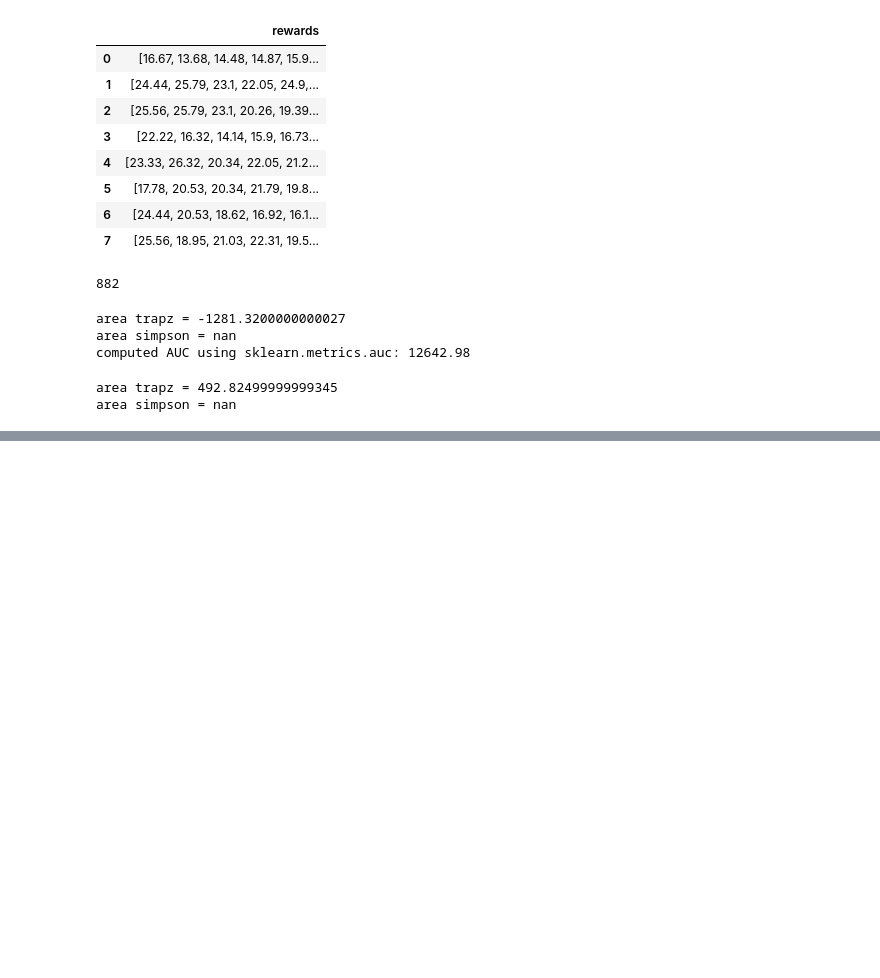
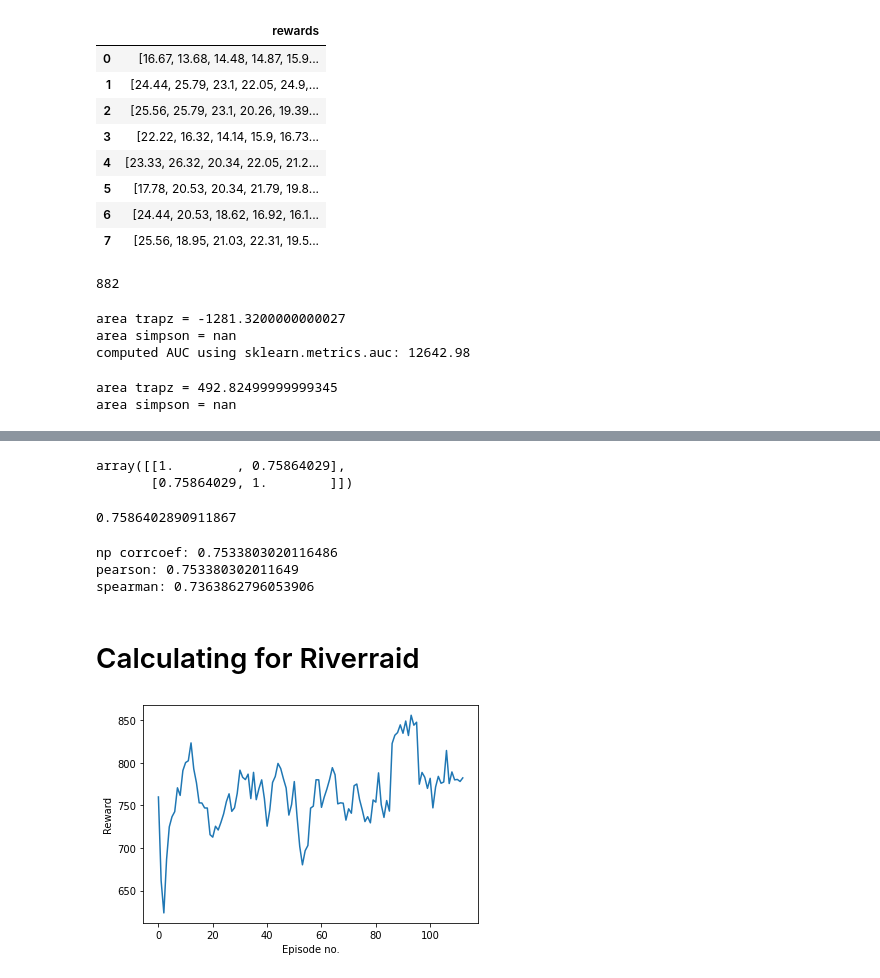
Before and after one commit to fezilemahlangu/My-Research-Project-2022, a Jupyter notebook: AreaUnderCurve.ipynb, the cells around one changed output, grey strips where cells are left out. Cells and saved outputs as stored; diff of their text form; code cells hidden in the pictures; blank space fills up the shorter version.

```diff
--- a/AreaUnderCurve.ipynb
+++ b/AreaUnderCurve.ipynb
@@ -115,0 +193,15 @@ area simpson = nan
+# %%
+areas = []
+
+for i in range(24):
+  first = df_results['rewards'][i]
+  first = first[1:] #remove first square bracket
+  first = first[:len(first)-1] #remove last square bracket
+  first = first.split(",") #split by ,
+  for i in range(len(first)):
+    first[i] = float(first[i]) #convert string to float
+
+  x = [i for i in range(len(first))]
+  y = first
+  print('computed AUC using sklearn.metrics.auc: {}'.format(auc(x,y)))
+  areas.append(auc(x,y))
@@ -115,0 +262,48 @@ area simpson = nan
+# %%
+
+
+
+y = np.array([2, 1, 4, 5, 8, 12, 18, 25, 96, 48])
+r = np.corrcoef(x, y)
+
+r
+# r[0, 1]
+
+# r[1, 0]
+# %% [output]
+array([[1.        , 0.75864029],
+       [0.75864029, 1.        ]])
+# %%
+r[0,1]
+# %% [output]
+0.7586402890911867
+# %%
+
+import scipy.stats
+print(f"np corrcoef: {np.corrcoef(acc,areas)[0,1]}")
+print(f"pearson: {scipy.stats.pearsonr(acc,areas)[0]}")  # Pearson's r
+print(f"spearman: {scipy.stats.spearmanr(acc,areas)[0]}") # Spearman's rho
+# %% [output]
+np corrcoef: 0.7533803020116486
+pearson: 0.753380302011649
+spearman: 0.7363862796053906
+# %% [markdown]
+# Calculating for Riverraid
+# %%
+df_results_rraid = pd.read_csv('f_results_phase2.csv',sep='\t')
+# %%
+first = df_results_rraid['rewards'][4]
+first = first[1:] #remove first square bracket
+first = first[:len(first)-1] #remove last square bracket
+first = first.split(",") #split by ,
+for p in range(len(first)):
+  first[p] = float(first[p])
+len(first)
+
+import matplotlib.pyplot as plt
+plt.plot([i for i in range(len(first))], first)
+plt.xlabel('Episode no.')
+plt.ylabel('Reward')
+plt.show()
+# %% [output]
+[figure, added]
```
Also changed, not shown: parts of 16 cells of this notebook.
